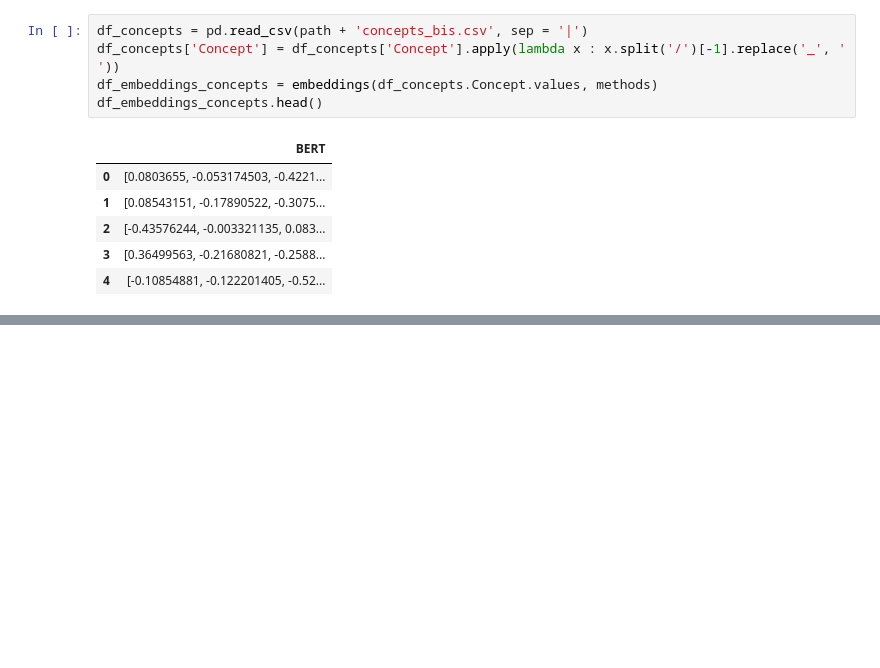
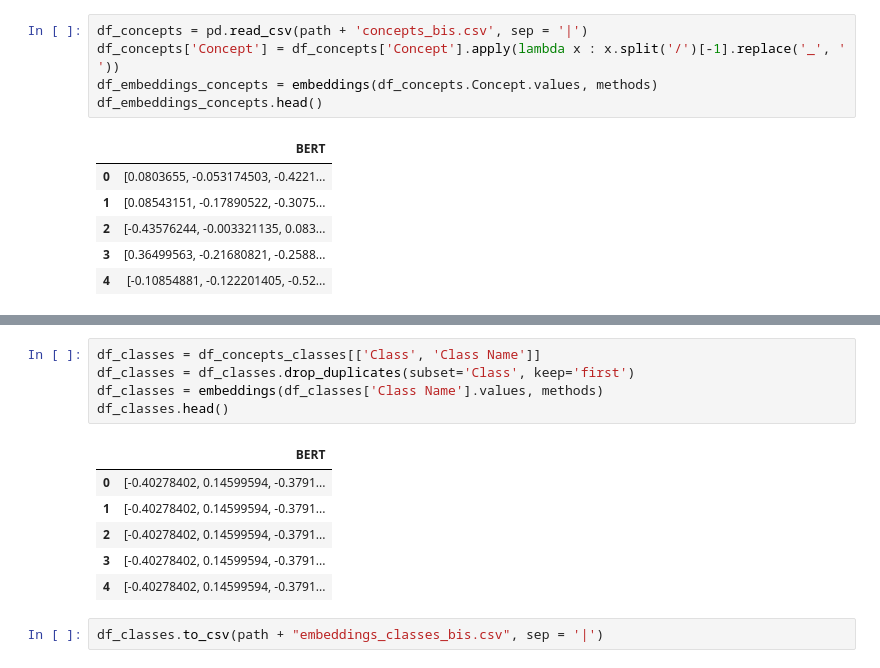
Before and after one commit to AymenRaouf/PrecedabilityOER, a Jupyter notebook: Modeling/Features.ipynb, the cells around one changed output, grey strips where cells are left out. Cells and saved outputs as stored; diff of their text form; blank space fills up the shorter version.

Commit message:
first working version of the model

```diff
--- a/Modeling/Features.ipynb
+++ b/Modeling/Features.ipynb
@@ -61,0 +80,14 @@ df_embeddings_concepts.shape
+# %%
+df_classes = df_concepts_classes[['Class', 'Class Name']]
+df_classes = df_classes.drop_duplicates(subset='Class', keep='first')
+df_classes = embeddings(df_classes['Class Name'].values, methods)
+df_classes.head()
+# %% [output]
+|  | BERT |
+| 0 | [-0.40278402, 0.14599594, -0.3791... |
+| 1 | [-0.40278402, 0.14599594, -0.3791... |
+| 2 | [-0.40278402, 0.14599594, -0.3791... |
+| 3 | [-0.40278402, 0.14599594, -0.3791... |
+| 4 | [-0.40278402, 0.14599594, -0.3791... |
+# %%
+df_classes.to_csv(path + "embeddings_classes_bis.csv", sep = '|')
```
Also changed, not shown: parts of 4 cells of this notebook, 6 other files.
